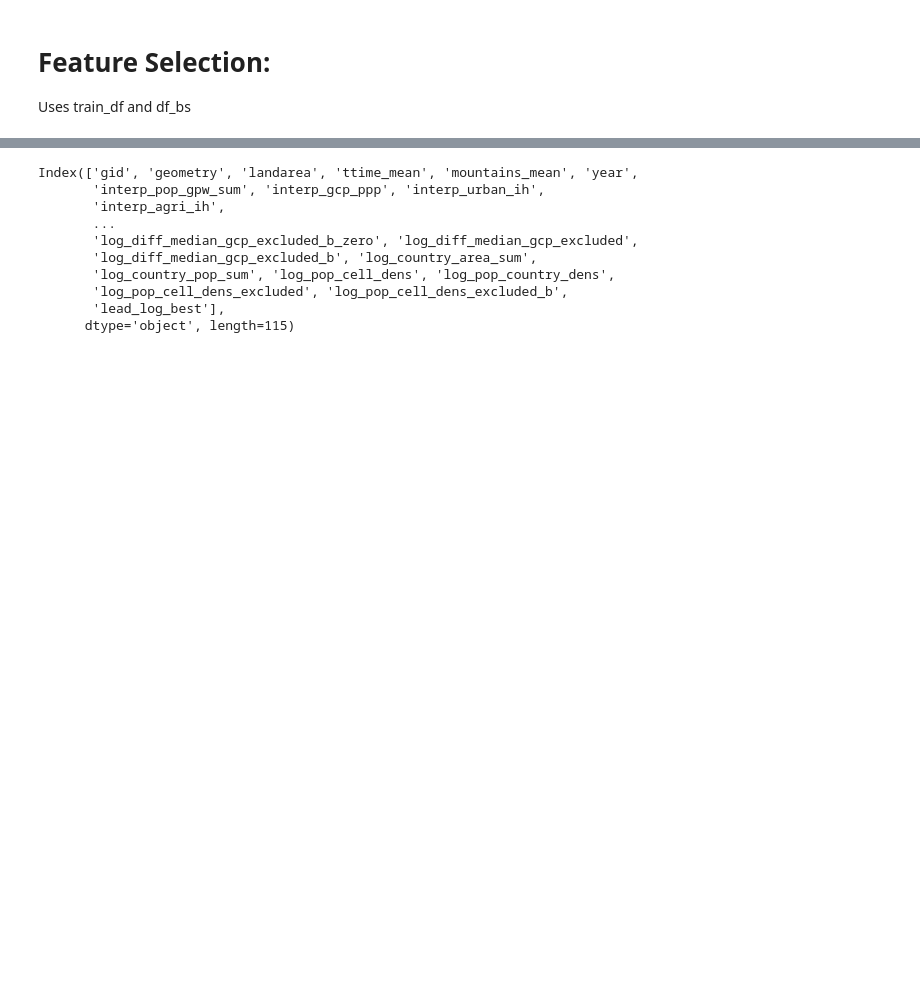
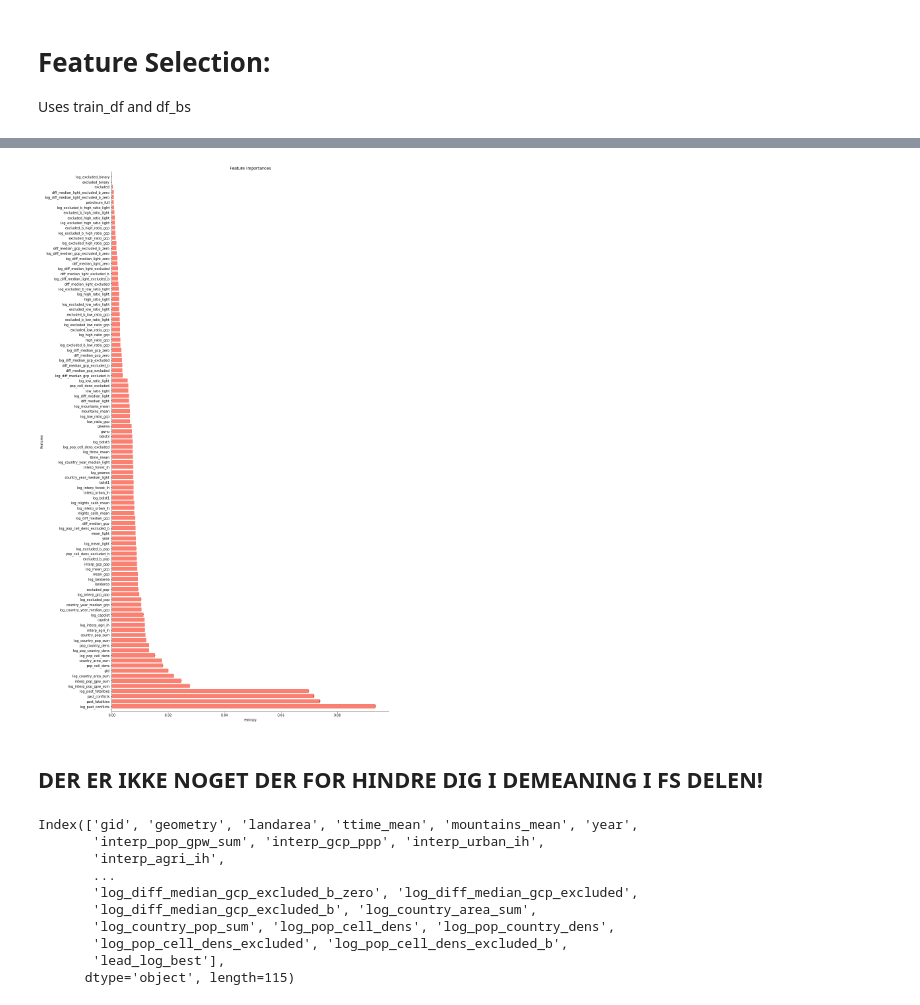
Before and after one commit to Polichinel/Conflict_Prediction, a Jupyter notebook: data_handling.ipynb, the cells around one changed output, grey strips where cells are left out. Saved outputs shown, nothing was run; the diff lists cells and outputs as text; code cells hidden in the pictures; blank space fills up the shorter version.

```diff
--- a/data_handling.ipynb
+++ b/data_handling.ipynb
@@ -243,3 +243,22 @@ df['past_fatalities'] = df.sort_values('year').groupby(['gid'])['best'].cumsum()
 df['past_conflicts'] = df.sort_values('year').groupby(['gid'])['binary_best'].cumsum()
 
 # Years since peace/conflict is handled defferently... later on
+# %%
+# dist to nearest conflict:
+
+def min_distance(point, geom):
+    return geom.distance(point).min()
+
+df['min_dist_to_conflict'] = df_points.geometry.apply(min_distance, df)
+
+# conflict in neighbour cell
+
+# Fatilities in neighbour cell
+
+# conflict in neighbour country
+
+# Fatilities in neighbour country
+
+# conflict in country
+
+# Fatilities in country
@@ -889,3 +1015,29 @@ Uses train_df and df_bs
+# %%
+forest,X,y = fit_forest_reg(features_to_drop)
+importanceplot(forest, X)
+# %%
+importances = forest.feature_importances_
+std = np.std([tree.feature_importances_ for tree in forest.estimators_],
+             axis=0)
+indices = np.argsort(importances)[::-1]
+# %%
+plt.figure(figsize=[15,30])
+plt.title("Feature importances")
+plt.barh(range(X.shape[1]), importances[indices],
+       color="salmon", yerr=std[indices], align="center")
+
+plt.yticks(range(X.shape[1]),  X.columns[indices])
+plt.ylim([-1, X.shape[1]])
+
+plt.xlabel('entropy')
+plt.ylabel('features')
+
+sns.despine()
+plt.show()
+# %% [output]
+[figure, added]
+# %% [markdown]
+## DER ER IKKE NOGET DER FOR HINDRE DIG I DEMEANING I FS DELEN!
 # %%
 df.columns
 # %% [output]
```
Also changed, not shown: parts of 13 cells of this notebook.
